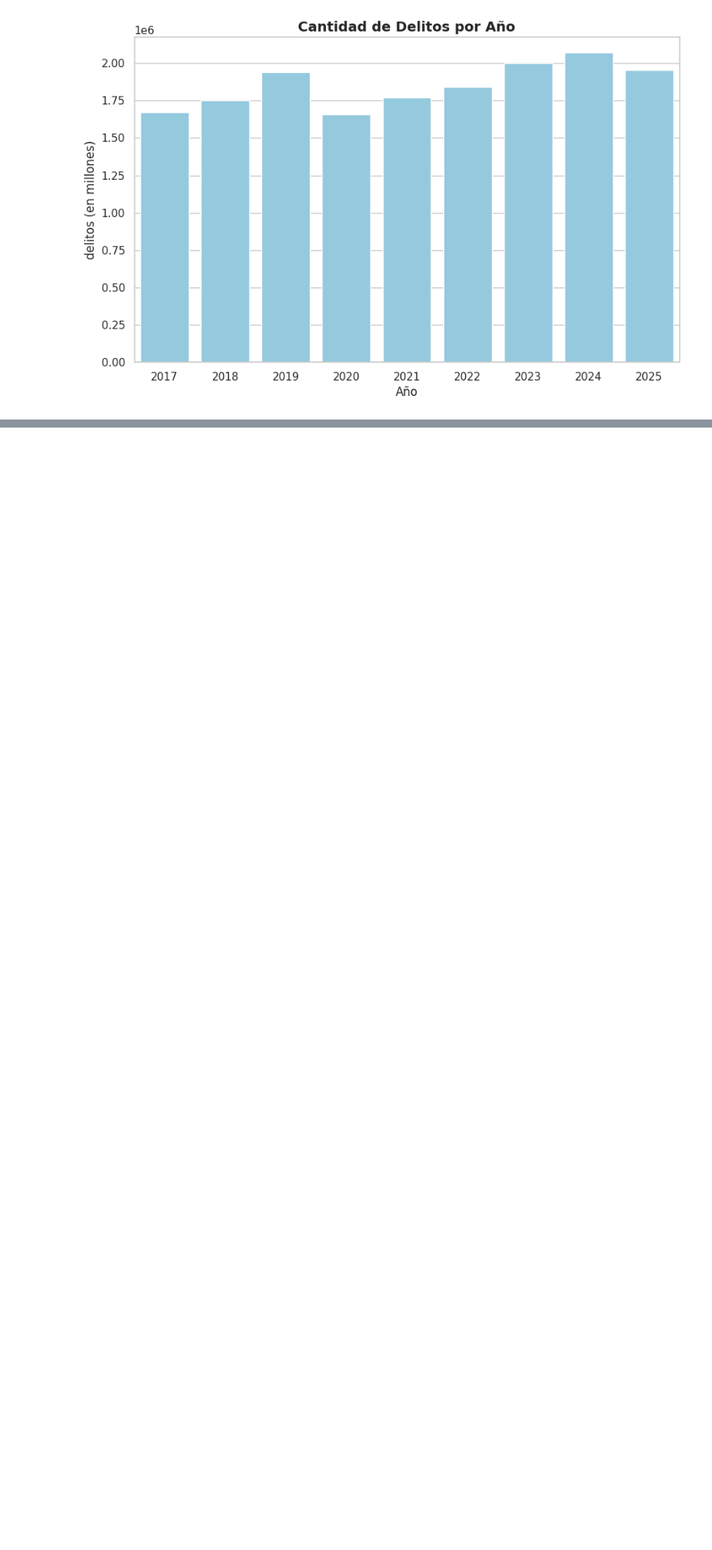
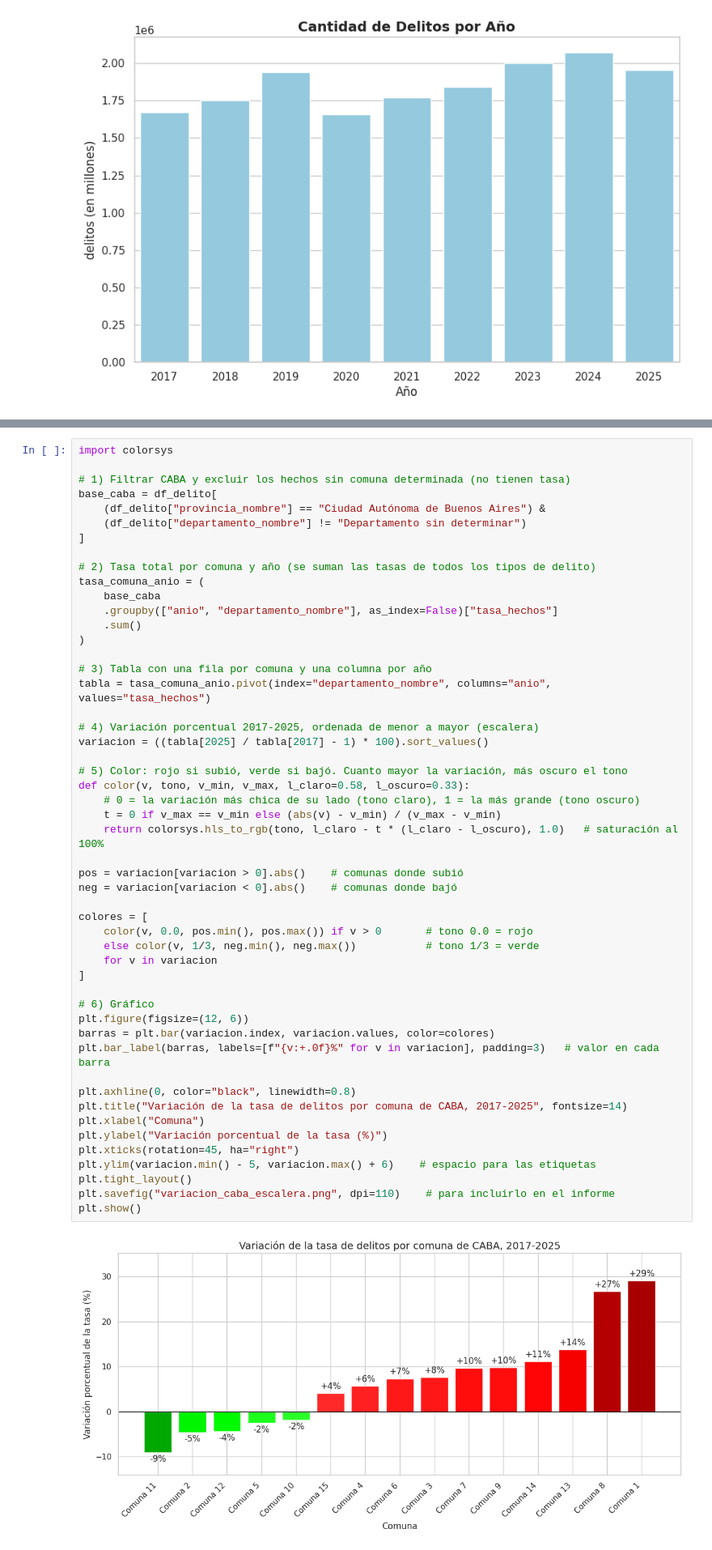
Before and after one commit to bauhaushm/TP-Delito_en_AMBA, a Jupyter notebook: TP_Delito.ipynb, the cells around one changed output, grey strips where cells are left out. Shown at 81% size. Drawn from its saved outputs; the diff is of its cells as text; blank space fills up the shorter version.

```diff
--- a/TP_Delito.ipynb
+++ b/TP_Delito.ipynb
@@ -256,3 +195,56 @@ plt.show()
+# %%
+import colorsys
+
+# 1) Filtrar CABA y excluir los hechos sin comuna determinada (no tienen tasa)
+base_caba = df_delito[
+    (df_delito["provincia_nombre"] == "Ciudad Autónoma de Buenos Aires") &
+    (df_delito["departamento_nombre"] != "Departamento sin determinar")
+]
+
+# 2) Tasa total por comuna y año (se suman las tasas de todos los tipos de delito)
+tasa_comuna_anio = (
+    base_caba
+    .groupby(["anio", "departamento_nombre"], as_index=False)["tasa_hechos"]
+    .sum()
+)
+
+# 3) Tabla con una fila por comuna y una columna por año
+tabla = tasa_comuna_anio.pivot(index="departamento_nombre", columns="anio", values="tasa_hechos")
+
+# 4) Variación porcentual 2017-2025, ordenada de menor a mayor (escalera)
+variacion = ((tabla[2025] / tabla[2017] - 1) * 100).sort_values()
+
+# 5) Color: rojo si subió, verde si bajó. Cuanto mayor la variación, más oscuro el tono
+def color(v, tono, v_min, v_max, l_claro=0.58, l_oscuro=0.33):
+    # 0 = la variación más chica de su lado (tono claro), 1 = la más grande (tono oscuro)
+    t = 0 if v_max == v_min else (abs(v) - v_min) / (v_max - v_min)
+    return colorsys.hls_to_rgb(tono, l_claro - t * (l_claro - l_oscuro), 1.0)   # saturación al 100%
+
+pos = variacion[variacion > 0].abs()    # comunas donde subió
+neg = variacion[variacion < 0].abs()    # comunas donde bajó
+
+colores = [
+    color(v, 0.0, pos.min(), pos.max()) if v > 0       # tono 0.0 = rojo
+    else color(v, 1/3, neg.min(), neg.max())           # tono 1/3 = verde
+    for v in variacion
+]
+
+# 6) Gráfico
+plt.figure(figsize=(12, 6))
+barras = plt.bar(variacion.index, variacion.values, color=colores)
+plt.bar_label(barras, labels=[f"{v:+.0f}%" for v in variacion], padding=3)   # valor en cada barra
+
+plt.axhline(0, color="black", linewidth=0.8)
+plt.title("Variación de la tasa de delitos por comuna de CABA, 2017-2025", fontsize=14)
+plt.xlabel("Comuna")
+plt.ylabel("Variación porcentual de la tasa (%)")
+plt.xticks(rotation=45, ha="right")
+plt.ylim(variacion.min() - 5, variacion.max() + 6)    # espacio para las etiquetas
+plt.tight_layout()
+plt.savefig("variacion_caba_escalera.png", dpi=110)    # para incluirlo en el informe
+plt.show()
+# %% [output]
+[figure, added]
 # %% [markdown]
 ### Distribución de los barrios por comuna de CABA
 
```
Also changed, not shown: parts of 8 cells of this notebook.
